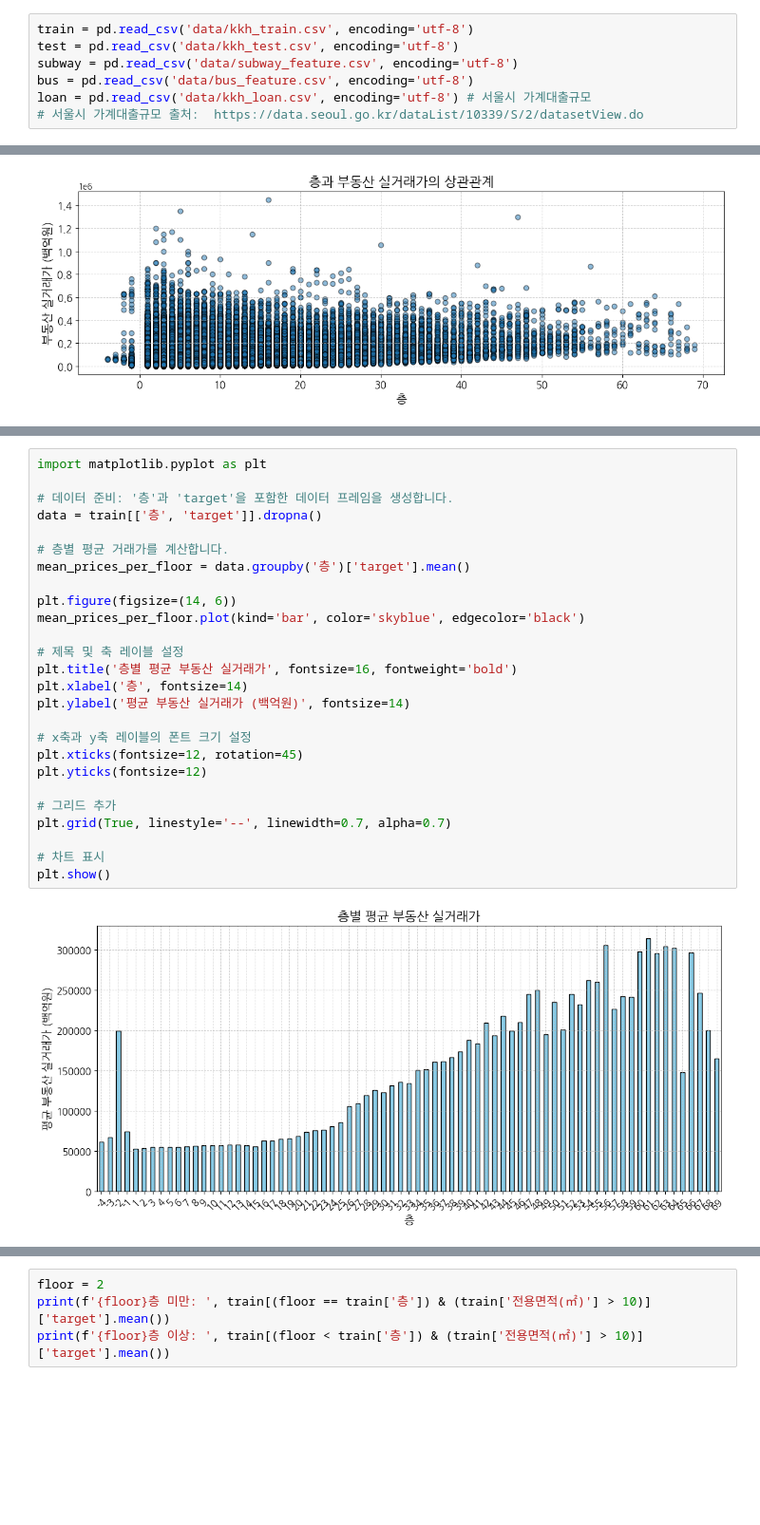
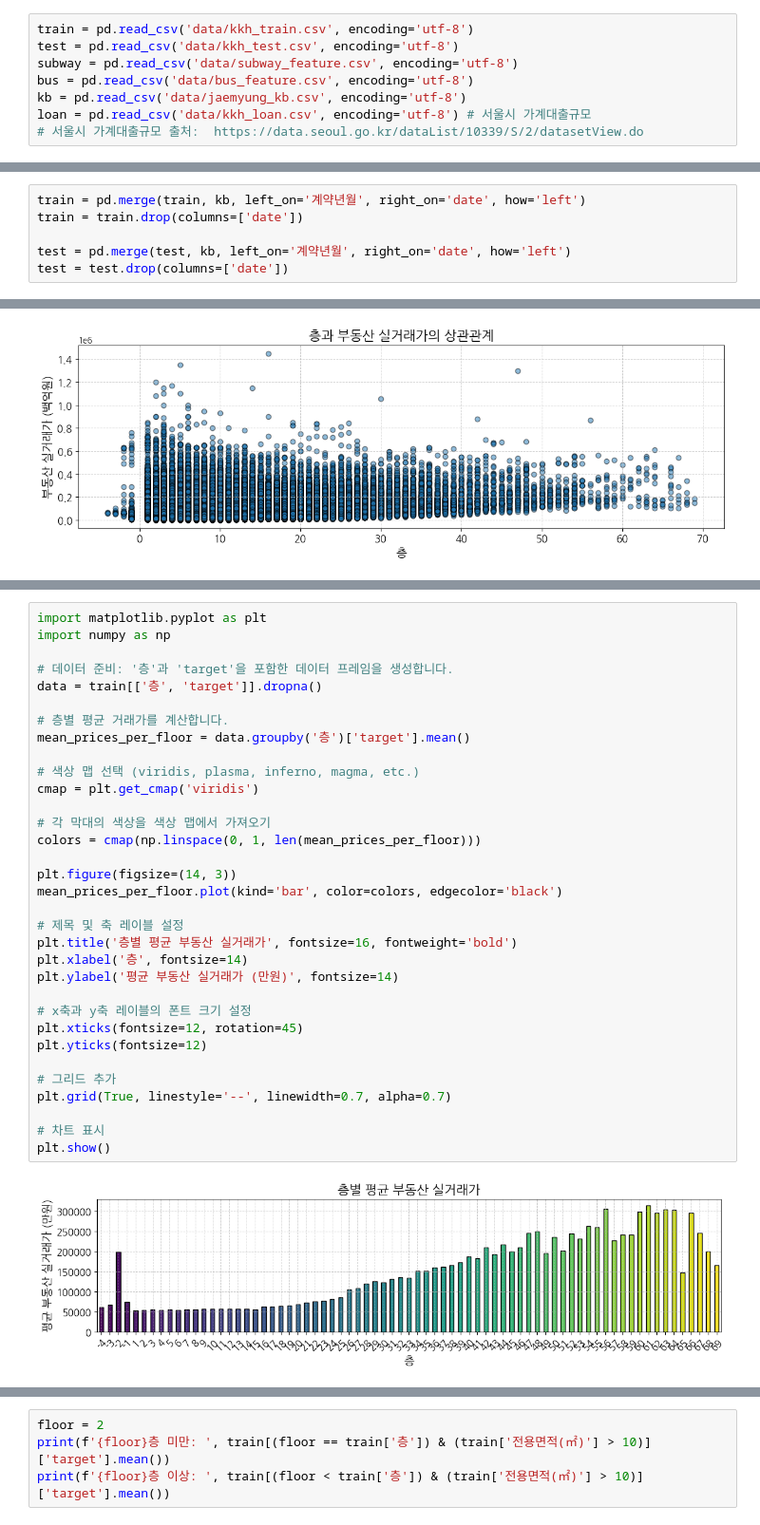
Before and after one commit to UpstageAILab3/upstage-ml-regression-ml5-pub, a Jupyter notebook: kkh-eda.ipynb, the cells around one changed output, grey strips where cells are left out. Shown at 95% size. Drawn from its saved outputs; the diff is of its cells as text; blank space fills up the shorter version.

```diff
--- a/kkh-eda.ipynb
+++ b/kkh-eda.ipynb
@@ -49,5 +49,6 @@ train = pd.read_csv('data/kkh_train.csv', encoding='utf-8')
 test = pd.read_csv('data/kkh_test.csv', encoding='utf-8')
 subway = pd.read_csv('data/subway_feature.csv', encoding='utf-8')
 bus = pd.read_csv('data/bus_feature.csv', encoding='utf-8')
+kb = pd.read_csv('data/jaemyung_kb.csv', encoding='utf-8')
 loan = pd.read_csv('data/kkh_loan.csv', encoding='utf-8') # 서울시 가계대출규모
 # 서울시 가계대출규모 출처:  https://data.seoul.go.kr/dataList/10339/S/2/datasetView.do
@@ -54,3 +57,9 @@ loan = pd.read_csv('data/kkh_loan.csv', encoding='utf-8') # 서울시 가계대
+# %%
+train = pd.merge(train, kb, left_on='계약년월', right_on='date', how='left')
+train = train.drop(columns=['date'])
+
+test = pd.merge(test, kb, left_on='계약년월', right_on='date', how='left')
+test = test.drop(columns=['date'])
 # %% [markdown]
 ## 서울시 가계대출규모 정보를 추가한다.
 
@@ -400,28 +528,35 @@ plt.show()
 # %%
 import matplotlib.pyplot as plt
+import numpy as np
 
 # 데이터 준비: '층'과 'target'을 포함한 데이터 프레임을 생성합니다.
 data = train[['층', 'target']].dropna()
 
 # 층별 평균 거래가를 계산합니다.
 mean_prices_per_floor = data.groupby('층')['target'].mean()
 
-plt.figure(figsize=(14, 6))
-mean_prices_per_floor.plot(kind='bar', color='skyblue', edgecolor='black')
+# 색상 맵 선택 (viridis, plasma, inferno, magma, etc.)
+cmap = plt.get_cmap('viridis')
+
+# 각 막대의 색상을 색상 맵에서 가져오기
+colors = cmap(np.linspace(0, 1, len(mean_prices_per_floor)))
+
+plt.figure(figsize=(14, 3))
+mean_prices_per_floor.plot(kind='bar', color=colors, edgecolor='black')
 
 # 제목 및 축 레이블 설정
 plt.title('층별 평균 부동산 실거래가', fontsize=16, fontweight='bold')
 plt.xlabel('층', fontsize=14)
-plt.ylabel('평균 부동산 실거래가 (백억원)', fontsize=14)
+plt.ylabel('평균 부동산 실거래가 (만원)', fontsize=14)
 
 # x축과 y축 레이블의 폰트 크기 설정
 plt.xticks(fontsize=12, rotation=45)
 plt.yticks(fontsize=12)
 
 # 그리드 추가
 plt.grid(True, linestyle='--', linewidth=0.7, alpha=0.7)
 
 # 차트 표시
 plt.show()
 # %% [output]
-[figure, old version]
+[figure, new version]
```
Also changed, not shown: parts of 68 cells of this notebook, 20 other files.
